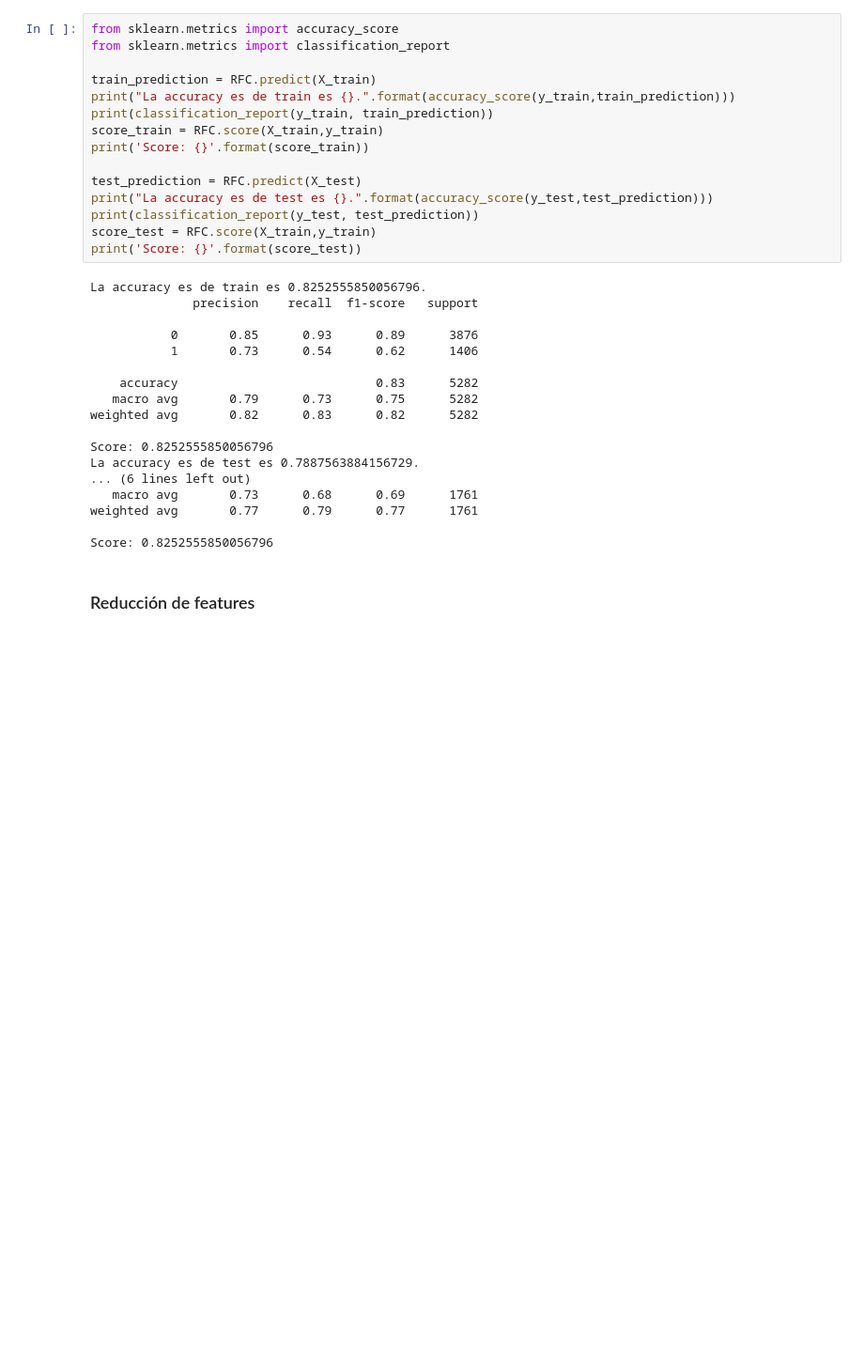
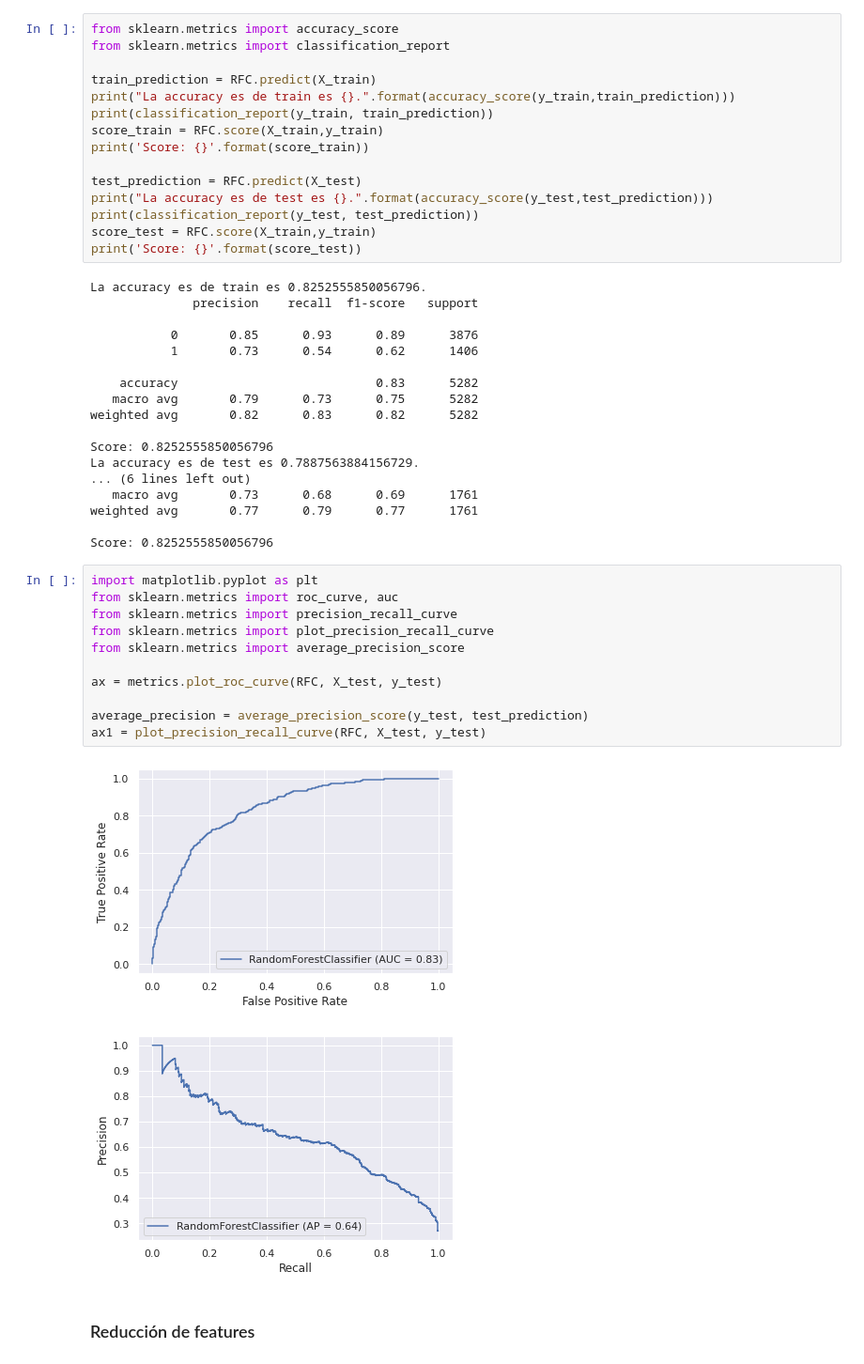
Before and after one commit to marcbonastre/RepoTestGroup3, a Jupyter notebook: PROYECTO_FINAL/Notebooks/BT_MLT_Churn.ipynb, the cells around one changed output. Shown at 94% size. Drawn from its saved outputs; the diff is of its cells as text; blank space fills up the shorter version.

```diff
--- a/PROYECTO_FINAL/Notebooks/BT_MLT_Churn.ipynb
+++ b/PROYECTO_FINAL/Notebooks/BT_MLT_Churn.ipynb
@@ -478,6 +501,20 @@ La accuracy es de test es 0.7887563884156729.
 weighted avg       0.77      0.79      0.77      1761
 
 Score: 0.8252555850056796
+# %%
+import matplotlib.pyplot as plt
+from sklearn.metrics import roc_curve, auc
+from sklearn.metrics import precision_recall_curve
+from sklearn.metrics import plot_precision_recall_curve
+from sklearn.metrics import average_precision_score
+
+ax = metrics.plot_roc_curve(RFC, X_test, y_test)
+
+average_precision = average_precision_score(y_test, test_prediction)
+ax1 = plot_precision_recall_curve(RFC, X_test, y_test)
+# %% [output]
+[figure, added]
+[figure, added]
 # %% [markdown]
 ### Reducción de features
 # %%
```
Also changed, not shown: parts of 6 cells of this notebook.
